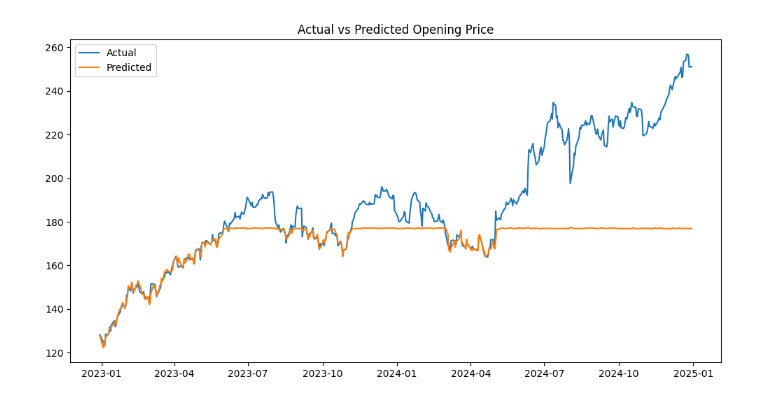
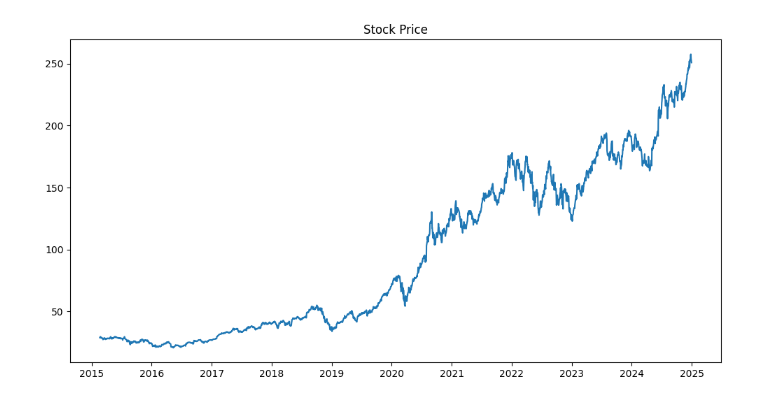
Before and after one commit to karandatta768-bit/Stock-Price-Prediction, a Jupyter notebook: Stock_price (2).ipynb, the cells around one changed output. Cells and saved outputs as stored; diff of their text form; code cells hidden in the pictures.

```diff
--- a/Stock_price (2).ipynb
+++ b/Stock_price (2).ipynb
@@ -87,2 +136,18 @@ df["Target"] = df["Open"].shift(-1)
+# %%
+df["RSI"] = ta.momentum.RSIIndicator(df["Close"].squeeze()).rsi()
+# %%
+macd = ta.trend.MACD(df["Close"].squeeze())
+
+df["MACD"] = macd.macd()
+df["MACD_signal"] = macd.macd_signal()
+# %%
+bb = ta.volatility.BollingerBands(df["Close"].squeeze())
+
+df["BB_high"] = bb.bollinger_hband()
+df["BB_low"] = bb.bollinger_lband()
+# %%
+current_close_series = df["Close"].squeeze()
+df["Future_Close"] = current_close_series.shift(-1)
+df["Signal"] = np.where(df["Future_Close"] > current_close_series, 1, 0)
 # %%
 df = df.dropna()
@@ -161,9 +352,10 @@ A lower MAE, RMSE, and MAPE indicate better predictive performance.
 # %%
 plt.figure(figsize=(12,6))
-plt.plot(y_test.index, y_test, label="Actual")
-plt.plot(y_test.index, y_pred, label="Predicted")
-plt.legend()
-plt.title("Actual vs Predicted Opening Price")
+
+plt.plot(df["Close"])
+
+plt.title("Stock Price")
+
 plt.show()
 # %% [output]
-[figure, old version]
+[figure, new version]
```
Also changed, not shown: parts of 43 cells of this notebook, 8 other files.
